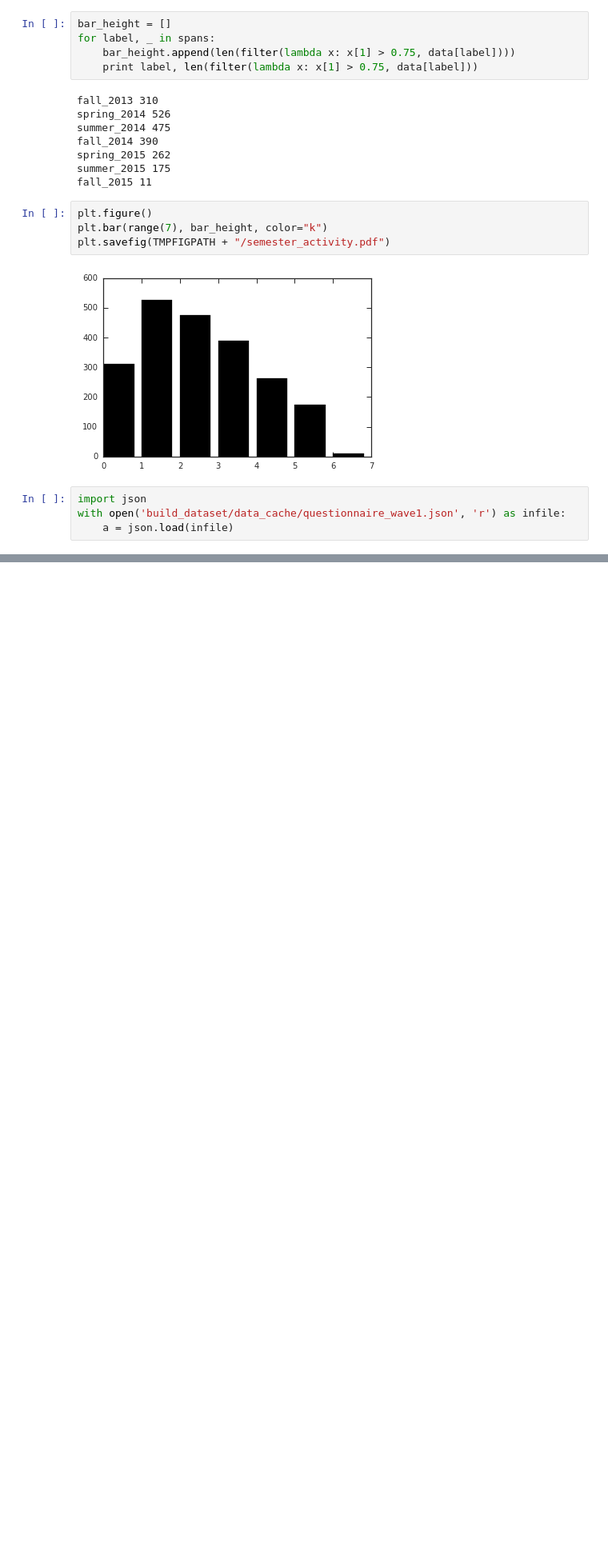
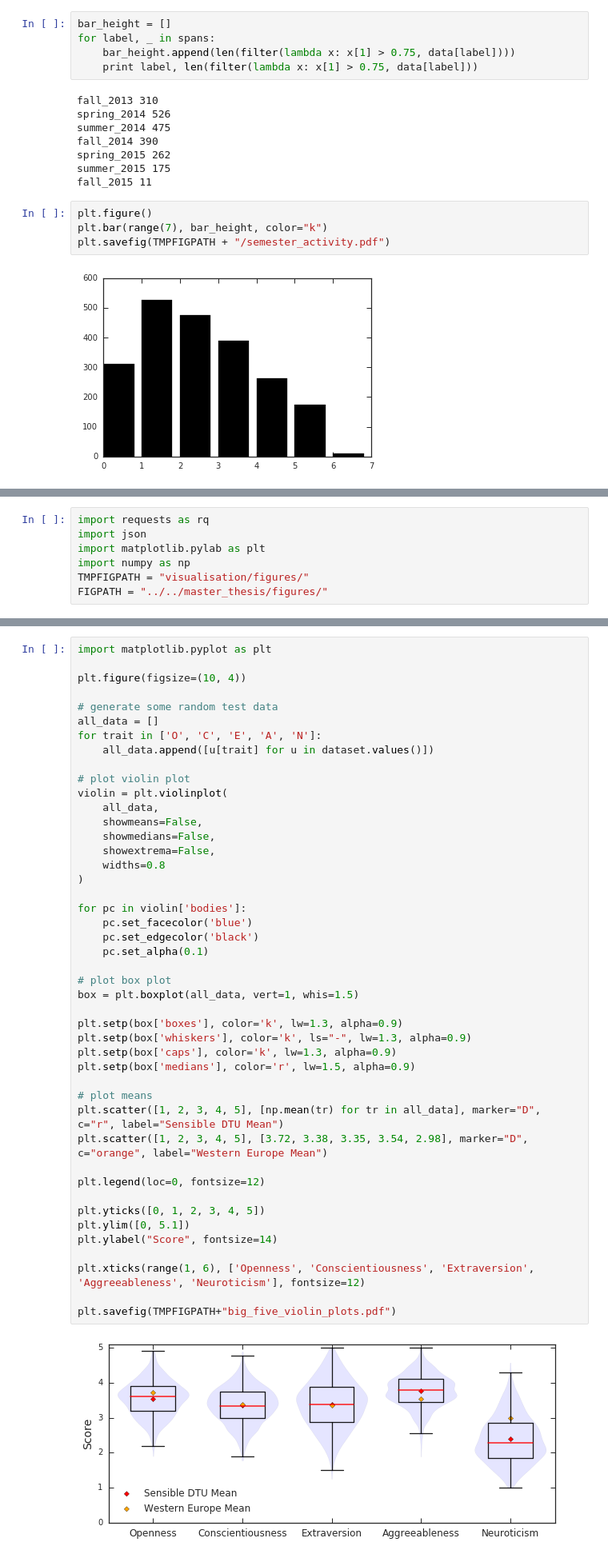
Before and after one commit to ulfaslak/MScProject-build-dataset, a Jupyter notebook: all_sorts_of_figures.ipynb, the cells around one changed output, grey strips where cells are left out. Shown at 80% size. Saved outputs shown, nothing was run; the diff lists cells and outputs as text; blank space fills up the shorter version.

```diff
--- a/all_sorts_of_figures.ipynb
+++ b/all_sorts_of_figures.ipynb
@@ -474,7 +474,3 @@ plt.bar(range(7), bar_height, color="k")
 plt.savefig(TMPFIGPATH + "/semester_activity.pdf")
 # %% [output]
 [figure]
-# %%
-import json
-with open('build_dataset/data_cache/questionnaire_wave1.json', 'r') as infile:
-    a = json.load(infile)
@@ -500,0 +479,7 @@ a['results'][1]
+# %%
+import requests as rq
+import json
+import matplotlib.pylab as plt
+import numpy as np
+TMPFIGPATH = "visualisation/figures/"
+FIGPATH = "../../master_thesis/figures/"
@@ -500,0 +603,47 @@ a['results'][1]
+# %%
+import matplotlib.pyplot as plt
+
+plt.figure(figsize=(10, 4))
+
+# generate some random test data
+all_data = []
+for trait in ['O', 'C', 'E', 'A', 'N']:
+    all_data.append([u[trait] for u in dataset.values()])
+
+# plot violin plot
+violin = plt.violinplot(
+    all_data,
+    showmeans=False,
+    showmedians=False,
+    showextrema=False,
+    widths=0.8
+)
+
+for pc in violin['bodies']:
+    pc.set_facecolor('blue')
+    pc.set_edgecolor('black')
+    pc.set_alpha(0.1)
+
+# plot box plot
+box = plt.boxplot(all_data, vert=1, whis=1.5)
+
+plt.setp(box['boxes'], color='k', lw=1.3, alpha=0.9)
+plt.setp(box['whiskers'], color='k', ls="-", lw=1.3, alpha=0.9)
+plt.setp(box['caps'], color='k', lw=1.3, alpha=0.9)
+plt.setp(box['medians'], color='r', lw=1.5, alpha=0.9)
+
+# plot means
+plt.scatter([1, 2, 3, 4, 5], [np.mean(tr) for tr in all_data], marker="D", c="r", label="Sensible DTU Mean")
+plt.scatter([1, 2, 3, 4, 5], [3.72, 3.38, 3.35, 3.54, 2.98], marker="D", c="orange", label="Western Europe Mean")
+
+plt.legend(loc=0, fontsize=12)
+
+plt.yticks([0, 1, 2, 3, 4, 5])
+plt.ylim([0, 5.1])
+plt.ylabel("Score", fontsize=14)
+
+plt.xticks(range(1, 6), ['Openness', 'Conscientiousness', 'Extraversion', 'Aggreeableness', 'Neuroticism'], fontsize=12)
+
+plt.savefig(TMPFIGPATH+"big_five_violin_plots.pdf")
+# %% [output]
+[figure, added]
```
Also changed, not shown: parts of 6 cells of this notebook, 3 other files.
